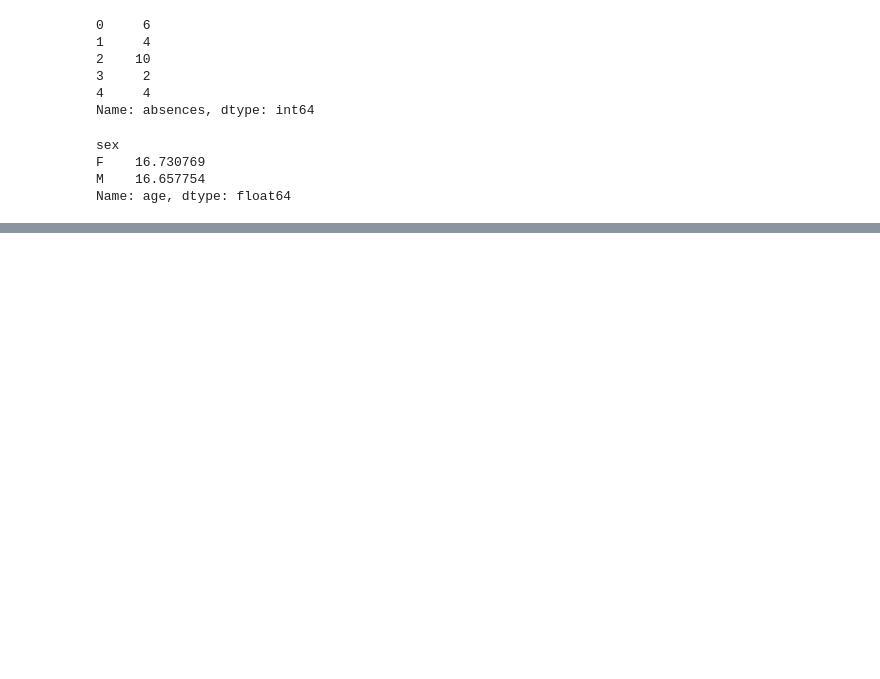
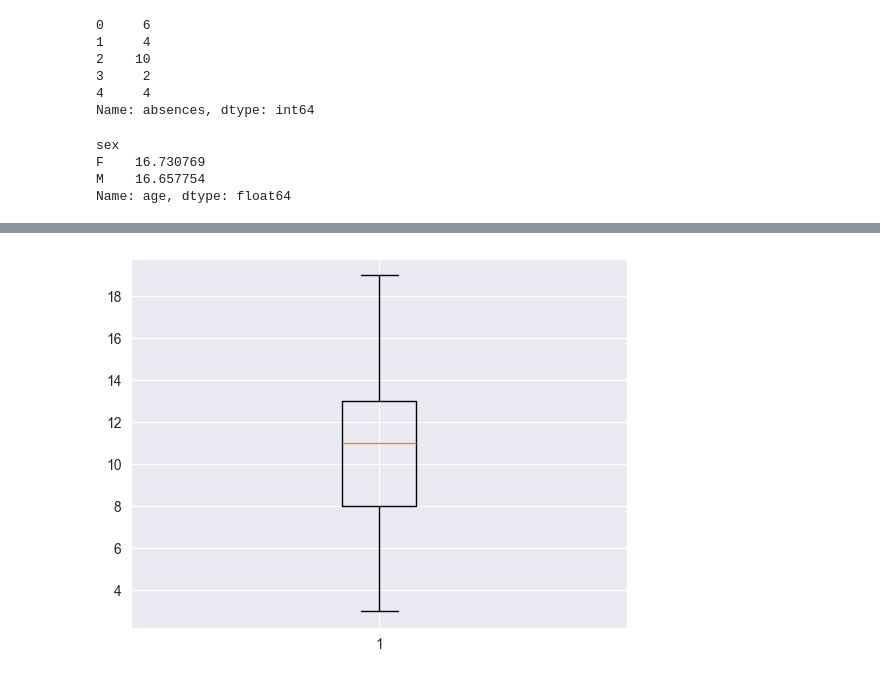
Before and after one commit to bossagyu/data-scientist-training-course, a Jupyter notebook: src/chapter3/chapter3.ipynb, the cells around one changed output, grey strips where cells are left out. Cells and saved outputs as stored; diff of their text form; code cells hidden in the pictures; blank space fills up the shorter version.

```diff
--- a/src/chapter3/chapter3.ipynb
+++ b/src/chapter3/chapter3.ipynb
@@ -93,0 +157,6 @@ Name: age, dtype: float64
+# %%
+# 3-3-5 箱ひげ図
+plt.boxplot(student_data_math['G1'])
+plt.grid(True)
+# %% [output]
+[figure, added]
```
Also changed, not shown: parts of 25 cells of this notebook.
